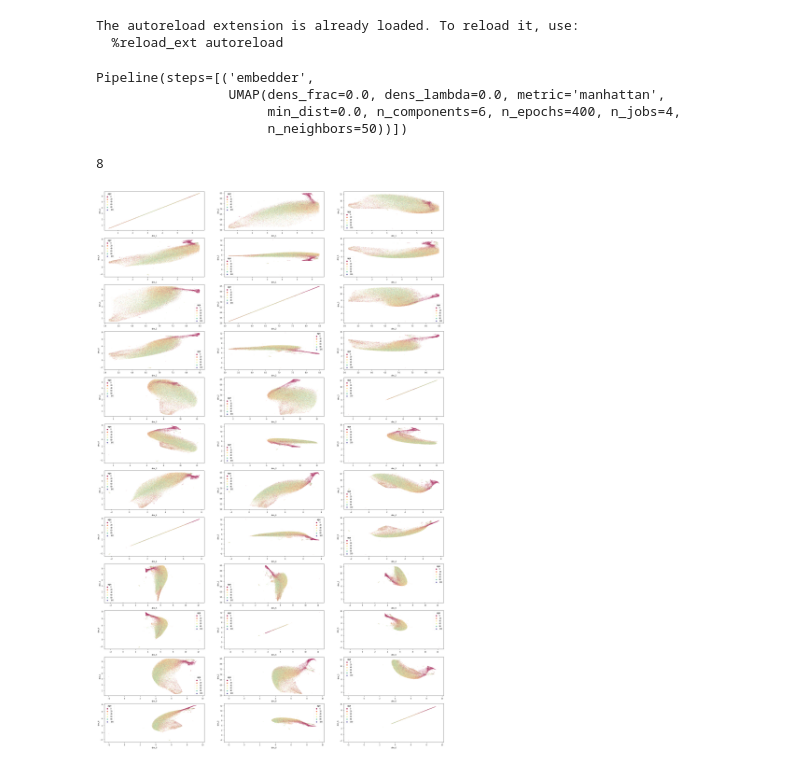
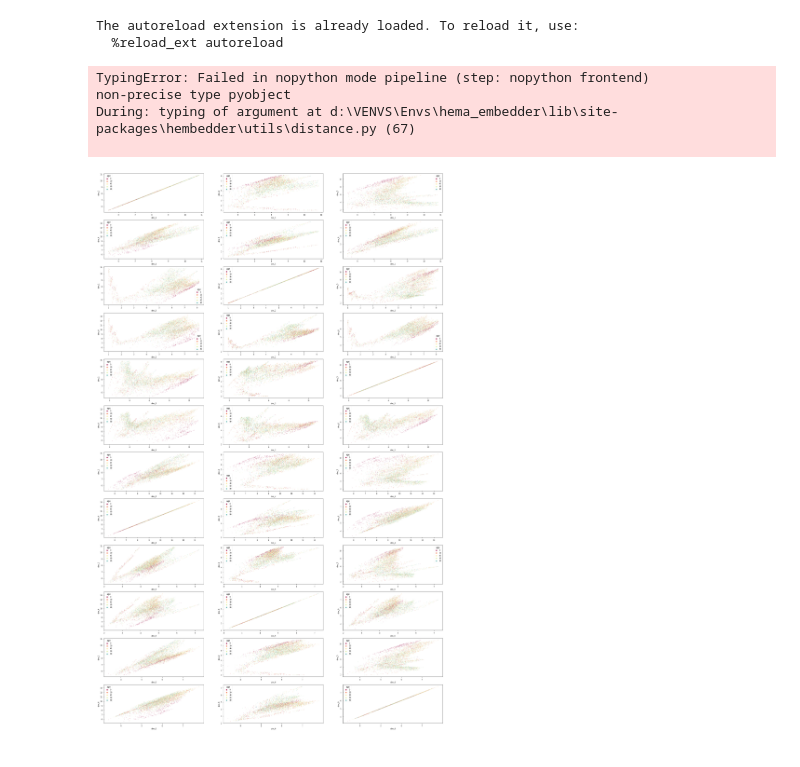
Before and after one commit to HJJoosse/celldyn_embedder, a Jupyter notebook: sandbox/create_embedded_Data.ipynb, the cells around one changed output. Cells and saved outputs as stored; diff of their text form; code cells hidden in the pictures.

Commit message:
update of distance

```diff
--- a/sandbox/create_embedded_Data.ipynb
+++ b/sandbox/create_embedded_Data.ipynb
@@ -59,6 +59,7 @@ meas_columns = [c for c in celldyn_full.columns if ('c_b' in c) | ("COMBO" in c)
 mode_columns = [c for c in celldyn_full.columns if 'c_m' in c]
 alrt_columns = [c for c in celldyn_full.columns if 'alrt' in c.lower()]
 c_s_columns = [c for c in celldyn_full.columns if 'c_s_' in c.lower()]
+celldyn_full.drop(['index'], axis=1, inplace=True)
 # %%
 # metric = 'manhattan'
 # metric = poincarre_dist
@@ -69,54 +69,60 @@ c_s_columns = [c for c in celldyn_full.columns if 'c_s_' in c.lower()]
 # output_metric='hyperboloid'
 # %%
-embedder_full = umap.UMAP(n_components=6, metric=poincarre_dist,
-                          n_neighbors=50, min_dist = 0.0,n_jobs=4, n_epochs=400)
-le_pipe = Pipeline([('embedder', embedder_full)])
+metric = 'euclidean'
+output_metric='hyperboloid' # 'hyperboloid'
 
-le_pipe.fit(celldyn_full[meas_columns].to_numpy(dtype = np.float32)) # final_columns
+embedder_full = umap.UMAP(n_components=6, metric=metric, output_metric=output_metric, init='spectral',
+                          n_neighbors=50, min_dist = 0.0, n_jobs=4, n_epochs=400, low_memory=False, verbose=True)
+
+distancer = Distance()
+
+le_pipe = Pipeline([('scaler', MinMaxScaler()),('distancer', distancer), ('embedder', embedder_full)])
+
+sample_index = celldyn_full.sample(5000).index
+le_pipe.fit(celldyn_full.loc[sample_index, meas_columns]) # final_columns  .to_numpy(dtype = np.float32)
 # %% [output]
-Pipeline(steps=[('embedder',
-                 UMAP(dens_frac=0.0, dens_lambda=0.0, metric='manhattan',
-                      min_dist=0.0, n_components=6, n_epochs=400, n_jobs=4,
-                      n_neighbors=50))])
+TypingError: Failed in nopython mode pipeline (step: nopython frontend)
+non-precise type pyobject
+During: typing of argument at d:\VENVS\Envs\hema_embedder\lib\site-packages\hembedder\utils\distance.py (67)
+
 # %%
 embedded_data = pd.DataFrame(le_pipe.named_steps['embedder'].embedding_,
                         columns=[f'dim_{i+1}'
                             for i in range(le_pipe.named_steps['embedder'].embedding_.shape[1])]
-                            )
+                            , index=sample_index)
 # %%
-embedded_data['sex'] = celldyn_full.gender
-embedded_data['age'] = celldyn_full.age
-embedded_data['study_id'] = celldyn_full.studyid_alle_celldyn
-embedded_data['analysis_dt'] = celldyn_full.asp_dt
-embedded_data['sample_dt'] = celldyn_full.afname_dt
-embedded_data['draw_hour'] = celldyn_full.draw_hour
+embedded_data['sex'] = celldyn_full.loc[sample_index].gender
+embedded_data['age'] = celldyn_full.loc[sample_index].age
+embedded_data['study_id'] = celldyn_full.loc[sample_index].studyid_alle_celldyn
+embedded_data['analysis_dt'] = celldyn_full.loc[sample_index].asp_dt
+embedded_data['sample_dt'] = celldyn_full.loc[sample_index].afname_dt
+embedded_data['draw_hour'] = celldyn_full.loc[sample_index].draw_hour
 # %%
-del celldyn_full, le_pipe
-gc.collect()
+#del celldyn_full, le_pipe
+#gc.collect()
-# %% [output]
-8
 # %%
 #embedded_data.to_feather("L:/lab_research/RES-Folder-UPOD/Celldynclustering/E_ResearchData/2_ResearchData/embedded_celldyn_FULL_nn50_ndim6_w_labels_w_ratio_mf100.feather")
 # %%
 plt.style.use("seaborn-paper")
 
 d1q01 = embedded_data.dim_1.quantile(0.01)
 d1q99 = embedded_data.dim_1.quantile(0.99)
 d2q01 = embedded_data.dim_2.quantile(0.01)
 d2q99 = embedded_data.dim_2.quantile(0.99)
 
-plot_df = embedded_data.loc[(embedded_data.dim_1>d1q01) & (embedded_data.dim_1<d1q99) &
-                            (embedded_data.dim_2>d2q01) & (embedded_data.dim_2<d2q99) ].sample(50000)
+conds = (embedded_data.dim_1>d1q01) & (embedded_data.dim_1<d1q99) & (embedded_data.dim_2>d2q01) & (embedded_data.dim_2<d2q99)
+
+plot_df = embedded_data.loc[conds].sample(min([10000, sum(conds)]))
 
 fig, ax = plt.subplots(12,3,figsize = (30,50))
 i,j = 0,0
 
 #sns.color_palette("vlag", as_cmap=True) # icefire, Spectral
 for colx in plot_df[[c for c in embedded_data if 'dim' in c]]:
     for coly in plot_df[[c for c in embedded_data if 'dim' in c]]:
-        sns.scatterplot(data=plot_df, x=colx, y=coly, hue='age',
-                        s = 3, alpha = 0.2, ax=ax[i,j], palette="Spectral")
+        sns.scatterplot(data=plot_df, x=colx, y=coly,  hue='age',
+                        s = 8, alpha = 0.2, ax=ax[i,j], palette="Spectral")
         i = i+1 if j == 2 else i
         j = j+1 if j < 2 else 0
 # %% [output]
-[figure, old version]
+[figure, new version]
```
Also changed, not shown: parts of 2 cells of this notebook, 1 other file.
